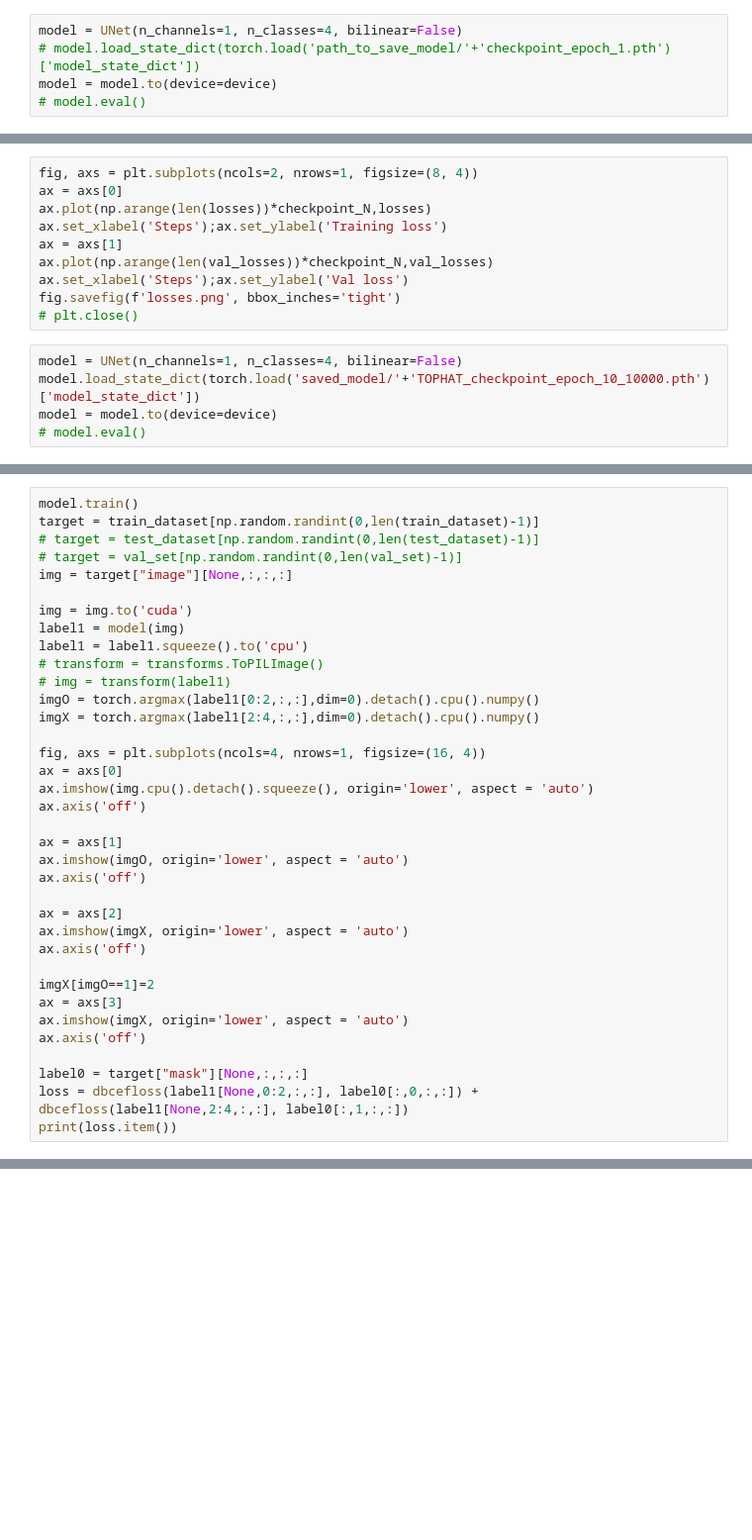
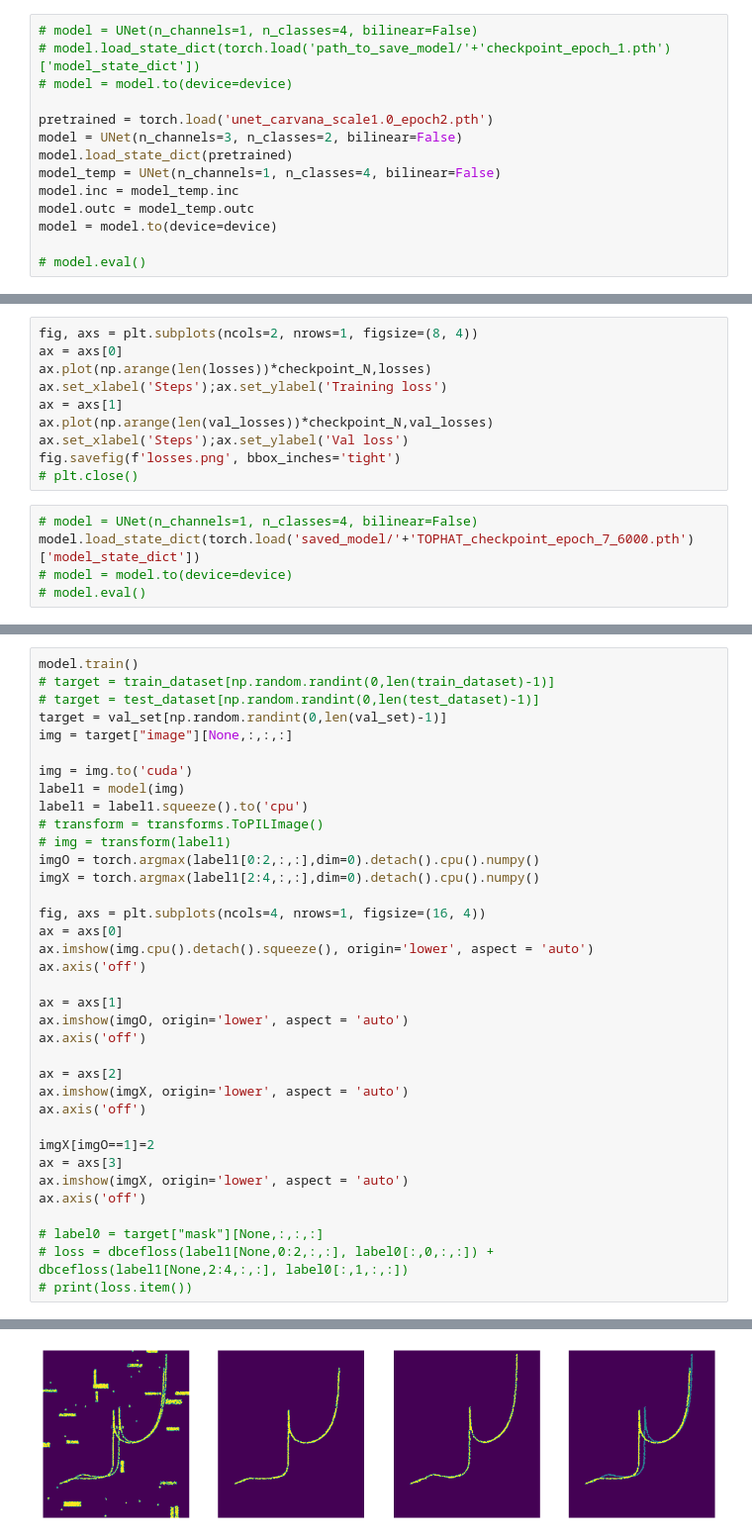
Before and after one commit to JackLelin/vipir_dnn, a Jupyter notebook: training_notebook_4_parabola_fromTOPHAT.ipynb, the cells around one changed output, grey strips where cells are left out. Shown at 99% size. Cells and saved outputs as stored; diff of their text form; blank space fills up the shorter version.

```diff
--- a/training_notebook_4_parabola_fromTOPHAT.ipynb
+++ b/training_notebook_4_parabola_fromTOPHAT.ipynb
@@ -156,9 +156,18 @@ def test_on_TOPHAT(model, epoch_num):
     # model.train()
     return
 # %%
-model = UNet(n_channels=1, n_classes=4, bilinear=False)
+# model = UNet(n_channels=1, n_classes=4, bilinear=False)
 # model.load_state_dict(torch.load('path_to_save_model/'+'checkpoint_epoch_1.pth')['model_state_dict'])
+# model = model.to(device=device)
+
+pretrained = torch.load('unet_carvana_scale1.0_epoch2.pth')
+model = UNet(n_channels=3, n_classes=2, bilinear=False)
+model.load_state_dict(pretrained)
+model_temp = UNet(n_channels=1, n_classes=4, bilinear=False)
+model.inc = model_temp.inc
+model.outc = model_temp.outc
 model = model.to(device=device)
+
 # model.eval()
 # %%
 optimizer = AdamW(model.parameters(), lr=learning_rate, weight_decay=weight_decay)
@@ -257,7 +266,7 @@ ax.set_xlabel('Steps');ax.set_ylabel('Val loss')
 fig.savefig(f'losses.png', bbox_inches='tight')
 # plt.close()
 # %%
-model = UNet(n_channels=1, n_classes=4, bilinear=False)
-model.load_state_dict(torch.load('saved_model/'+'TOPHAT_checkpoint_epoch_10_10000.pth')['model_state_dict'])
-model = model.to(device=device)
+# model = UNet(n_channels=1, n_classes=4, bilinear=False)
+model.load_state_dict(torch.load('saved_model/'+'TOPHAT_checkpoint_epoch_7_6000.pth')['model_state_dict'])
+# model = model.to(device=device)
 # model.eval()
@@ -299,9 +309,9 @@ for ii in range(len(testdata)):
     plt.close()
 # %%
 model.train()
-target = train_dataset[np.random.randint(0,len(train_dataset)-1)]
+# target = train_dataset[np.random.randint(0,len(train_dataset)-1)]
 # target = test_dataset[np.random.randint(0,len(test_dataset)-1)]
-# target = val_set[np.random.randint(0,len(val_set)-1)]
+target = val_set[np.random.randint(0,len(val_set)-1)]
 img = target["image"][None,:,:,:]
 
 img = img.to('cuda')
@@ -330,6 +340,7 @@ ax = axs[3]
 ax.imshow(imgX, origin='lower', aspect = 'auto')
 ax.axis('off')
 
-label0 = target["mask"][None,:,:,:]
-loss = dbcefloss(label1[None,0:2,:,:], label0[:,0,:,:]) + dbcefloss(label1[None,2:4,:,:], label0[:,1,:,:])
-print(loss.item())
+# label0 = target["mask"][None,:,:,:]
+# loss = dbcefloss(label1[None,0:2,:,:], label0[:,0,:,:]) + dbcefloss(label1[None,2:4,:,:], label0[:,1,:,:])
+# print(loss.item())
+# %% [output]
@@ -335,0 +348 @@ print(loss.item())
+[figure, added]
```
Also changed, not shown: parts of 6 cells of this notebook, 3 other files.
